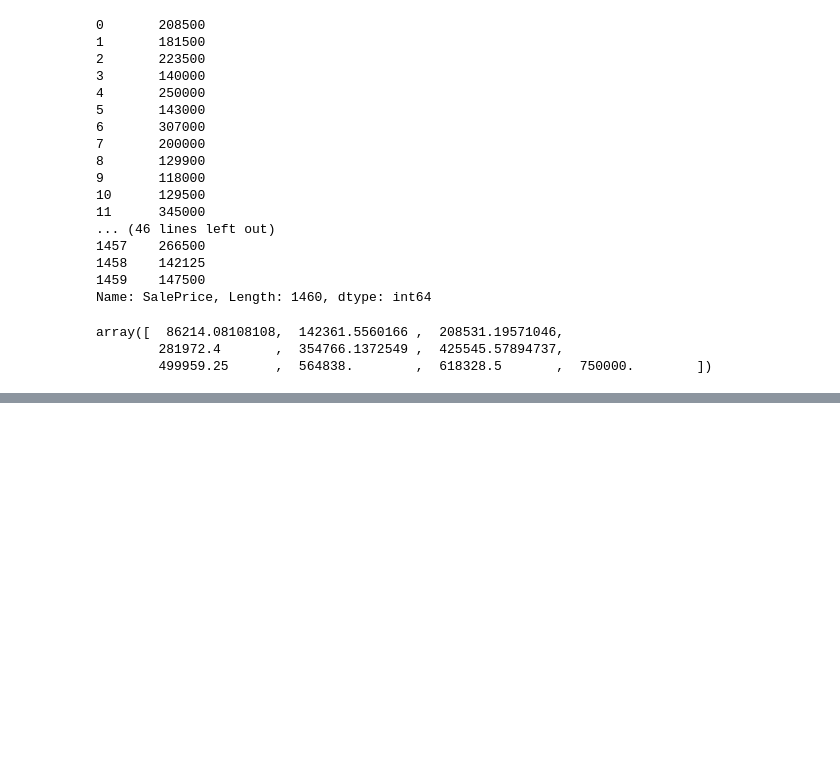
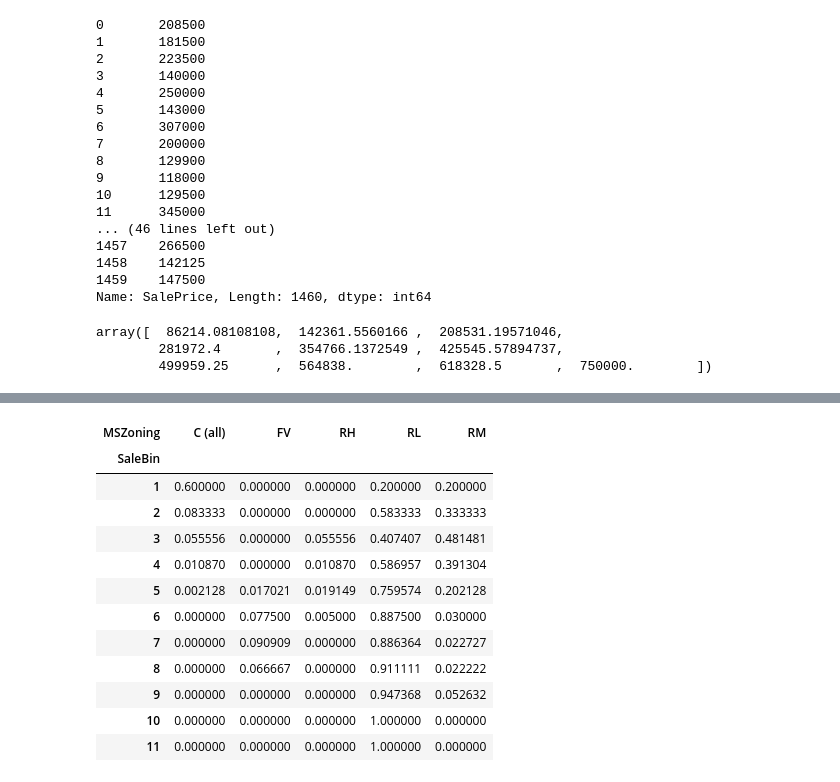
Before and after one commit to deanjgoldman/housing-ml, a Jupyter notebook: MC_Cleaning.ipynb, the cells around one changed output, grey strips where cells are left out. Drawn from its saved outputs; the diff is of its cells as text; code cells hidden in the pictures; blank space fills up the shorter version.

```diff
--- a/MC_Cleaning.ipynb
+++ b/MC_Cleaning.ipynb
@@ -197,0 +204,6 @@ array([  86214.08108108,  142361.5560166 ,  208531.19571046,
+# %%
+#making column of log sales
+LogSale = dfInt.SalePrice.apply(lambda x: math.log(x))
+#append to train data
+train['LogSale'] = LogSale
+dfInt['LogSale'] = LogSale
@@ -197,0 +245,3 @@ array([  86214.08108108,  142361.5560166 ,  208531.19571046,
+# %%
+bins = np.histogram(dfInt.LogSale)[1]
+bins #creating bins of sales used to help visualize
@@ -197,0 +252,6 @@ array([  86214.08108108,  142361.5560166 ,  208531.19571046,
+# %%
+trial = np.digitize(dfInt.LogSale, bins = bins) #selecting bin value according to LogSales
+# %%
+dfInt['SaleBin'] = trial
+dfStr['SaleBin'] = trial
+train['SaleBin'] = trial
@@ -197,0 +268,19 @@ array([  86214.08108108,  142361.5560166 ,  208531.19571046,
+# %%
+# using stats.crosstab to set up data for visualization
+
+Zones = pd.crosstab(train.SaleBin, train.MSZoning, normalize = 'index')
+Zones
+# %% [output]
+| MSZoning | C (all) | FV | RH | RL | RM |
+| SaleBin |  |  |  |  |  |
+| 1 | 0.600000 | 0.000000 | 0.000000 | 0.200000 | 0.200000 |
+| 2 | 0.083333 | 0.000000 | 0.000000 | 0.583333 | 0.333333 |
+| 3 | 0.055556 | 0.000000 | 0.055556 | 0.407407 | 0.481481 |
+| 4 | 0.010870 | 0.000000 | 0.010870 | 0.586957 | 0.391304 |
+| 5 | 0.002128 | 0.017021 | 0.019149 | 0.759574 | 0.202128 |
+| 6 | 0.000000 | 0.077500 | 0.005000 | 0.887500 | 0.030000 |
+| 7 | 0.000000 | 0.090909 | 0.000000 | 0.886364 | 0.022727 |
+| 8 | 0.000000 | 0.066667 | 0.000000 | 0.911111 | 0.022222 |
+| 9 | 0.000000 | 0.000000 | 0.000000 | 0.947368 | 0.052632 |
+| 10 | 0.000000 | 0.000000 | 0.000000 | 1.000000 | 0.000000 |
+| 11 | 0.000000 | 0.000000 | 0.000000 | 1.000000 | 0.000000 |
```
Also changed, not shown: parts of 6 cells of this notebook.
